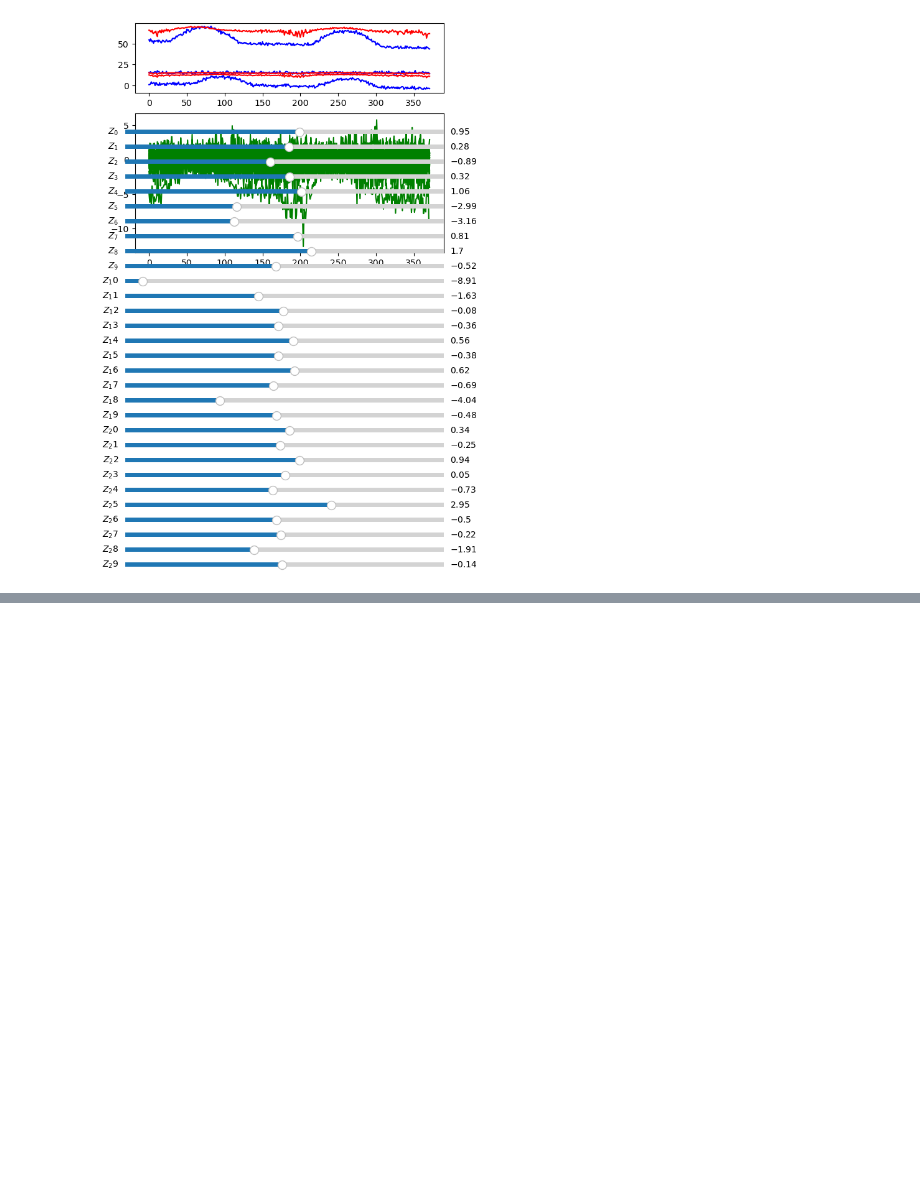
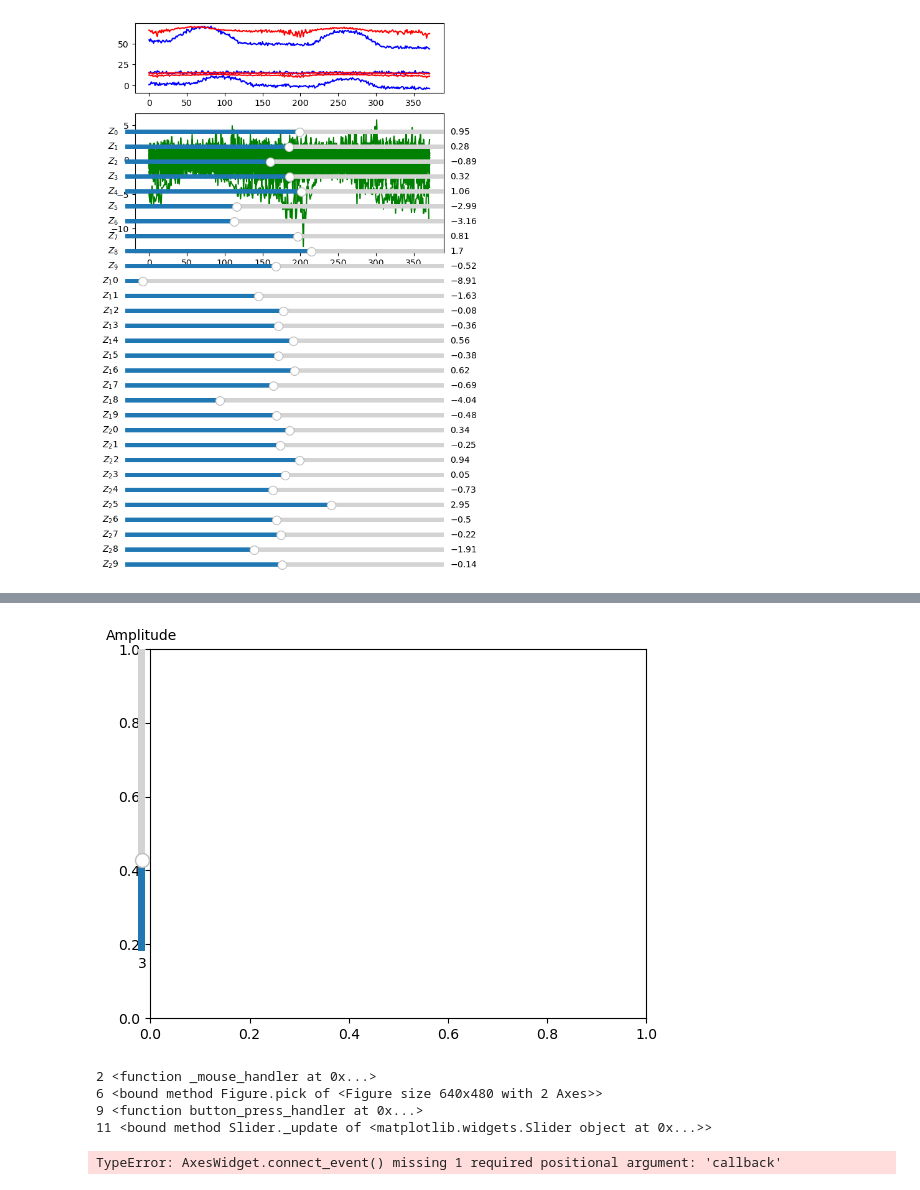
Before and after one commit to AnisKadri/VAE, a Jupyter notebook: draft_pipe.ipynb, the cells around one changed output, grey strips where cells are left out. Drawn from its saved outputs; the diff is of its cells as text; code cells hidden in the pictures; blank space fills up the shorter version.

```diff
--- a/draft_pipe.ipynb
+++ b/draft_pipe.ipynb
@@ -349,0 +421,28 @@ experiment(test_data, v)
+# %%
+from matplotlib.widgets import Slider
+fig, ax = plt.subplots()
+
+axamp = fig.add_axes([0.1, 0.25, 0.0225, 0.63])
+s = Slider(
+    ax=axamp,
+    label="Amplitude",
+    valmin=0,
+    valmax=10,
+    valinit=3,
+    orientation="vertical"
+)
+# %% [output]
+[figure, added]
+# %%
+for cid, func_ref in fig.canvas.callbacks.callbacks['button_press_event'].items():
+    func = func_ref()
+    print(cid, func)
+# %% [output]
+2 <function _mouse_handler at 0x...>
+6 <bound method Figure.pick of <Figure size 640x480 with 2 Axes>>
+9 <function button_press_handler at 0x...>
+11 <bound method Slider._update of <matplotlib.widgets.Slider object at 0x...>>
+# %%
+s.connect_event(s._cids[-1])
+# %% [output]
+TypeError: AxesWidget.connect_event() missing 1 required positional argument: 'callback'
```
Also changed, not shown: parts of 8 cells of this notebook, 3 other files.
